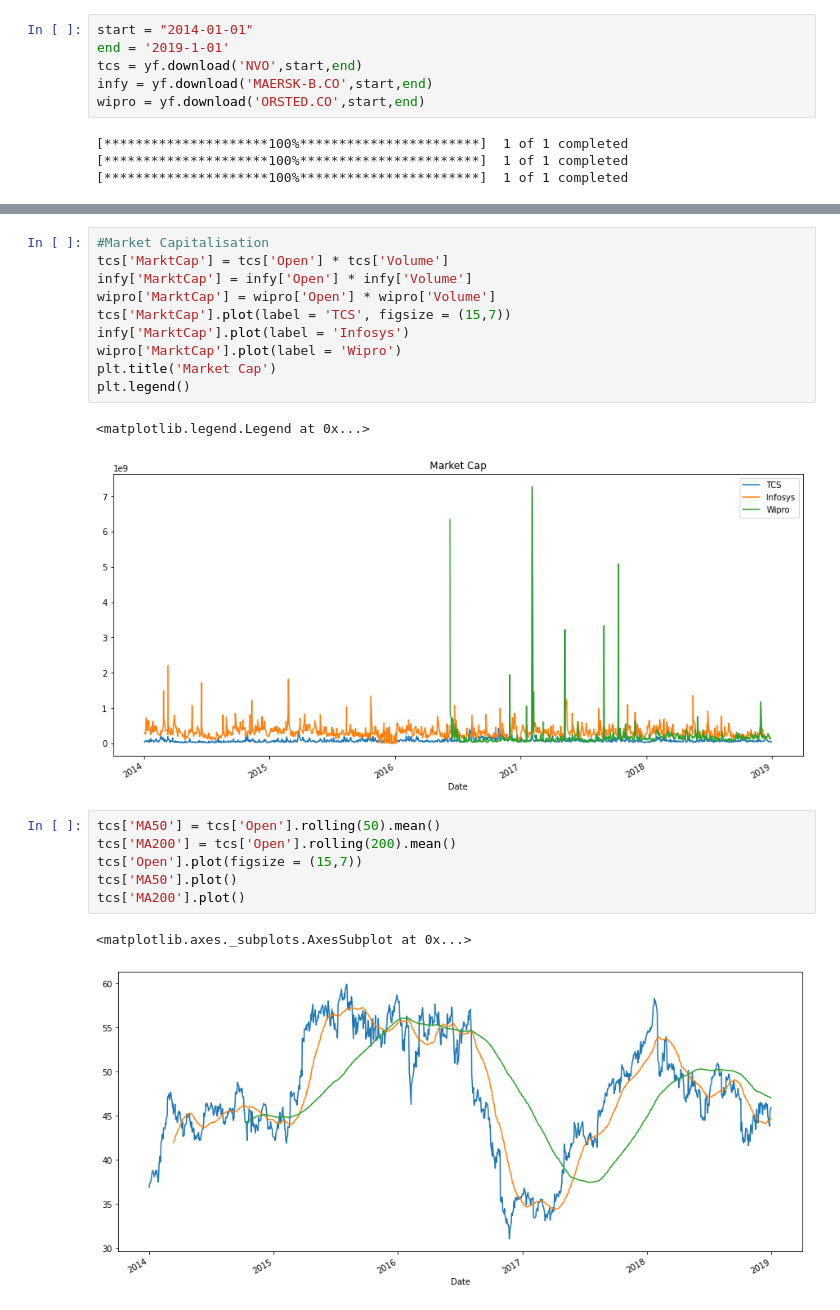
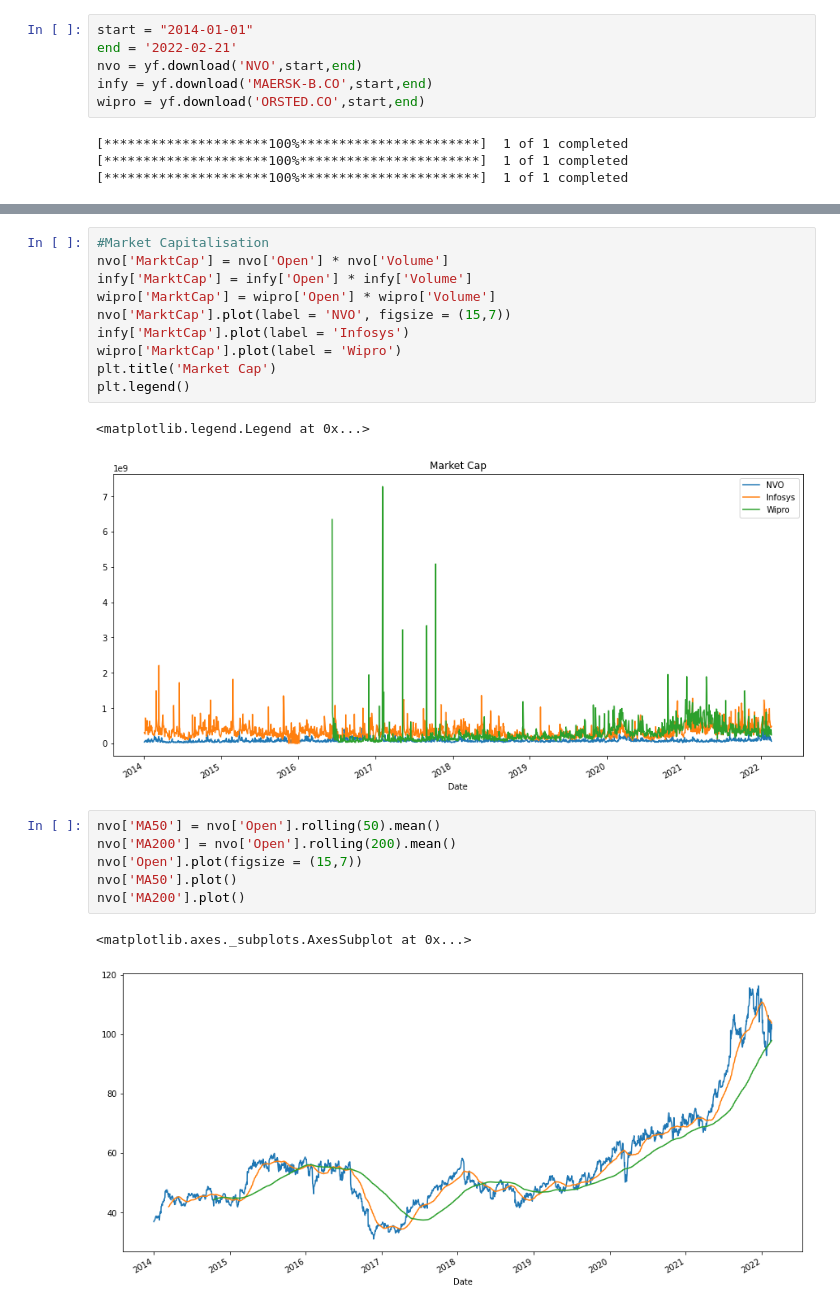
Before and after one commit to kathuman/Python-Experiments, a Jupyter notebook: 220215_financial_scrapping.ipynb, the cells around one changed output, grey strips where cells are left out. Drawn from its saved outputs; the diff is of its cells as text.

```diff
--- a/220215_financial_scrapping.ipynb
+++ b/220215_financial_scrapping.ipynb
@@ -142,8 +142,8 @@ import yfinance as yf
 %matplotlib inline
 # %%
 start = "2014-01-01"
-end = '2019-1-01'
-tcs = yf.download('NVO',start,end)
+end = '2022-02-21'
+nvo = yf.download('NVO',start,end)
 infy = yf.download('MAERSK-B.CO',start,end)
 wipro = yf.download('ORSTED.CO',start,end)
 # %% [output]
@@ -170,23 +171,23 @@ plt.legend()
 # %%
 #Market Capitalisation
-tcs['MarktCap'] = tcs['Open'] * tcs['Volume']
+nvo['MarktCap'] = nvo['Open'] * nvo['Volume']
 infy['MarktCap'] = infy['Open'] * infy['Volume']
 wipro['MarktCap'] = wipro['Open'] * wipro['Volume']
-tcs['MarktCap'].plot(label = 'TCS', figsize = (15,7))
+nvo['MarktCap'].plot(label = 'NVO', figsize = (15,7))
 infy['MarktCap'].plot(label = 'Infosys')
 wipro['MarktCap'].plot(label = 'Wipro')
 plt.title('Market Cap')
 plt.legend()
 # %% [output]
 <matplotlib.legend.Legend at 0x...>
-[figure, old version]
+[figure, new version]
 # %%
-tcs['MA50'] = tcs['Open'].rolling(50).mean()
-tcs['MA200'] = tcs['Open'].rolling(200).mean()
-tcs['Open'].plot(figsize = (15,7))
-tcs['MA50'].plot()
-tcs['MA200'].plot()
+nvo['MA50'] = nvo['Open'].rolling(50).mean()
+nvo['MA200'] = nvo['Open'].rolling(200).mean()
+nvo['Open'].plot(figsize = (15,7))
+nvo['MA50'].plot()
+nvo['MA200'].plot()
 # %% [output]
 <matplotlib.axes._subplots.AxesSubplot at 0x...>
-[figure, old version]
+[figure, new version]
 # %%
```
Also changed, not shown: parts of 6 cells of this notebook.
